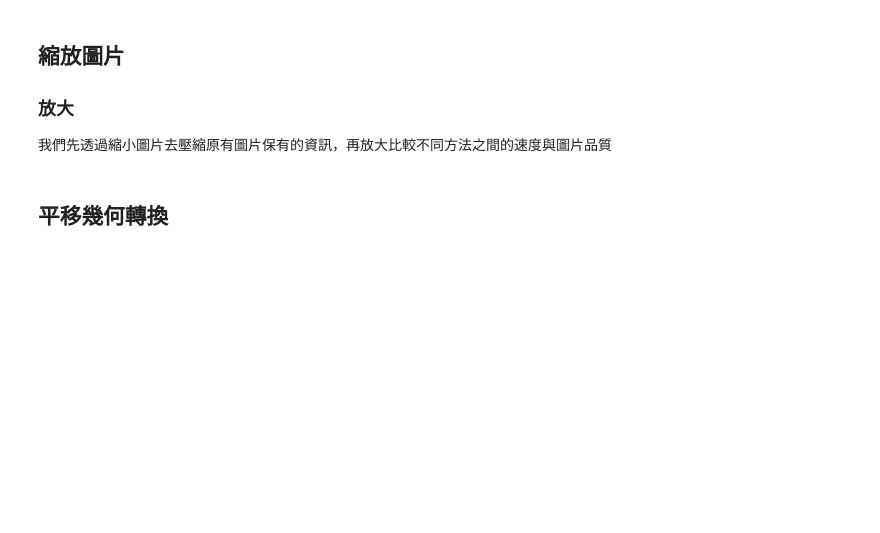
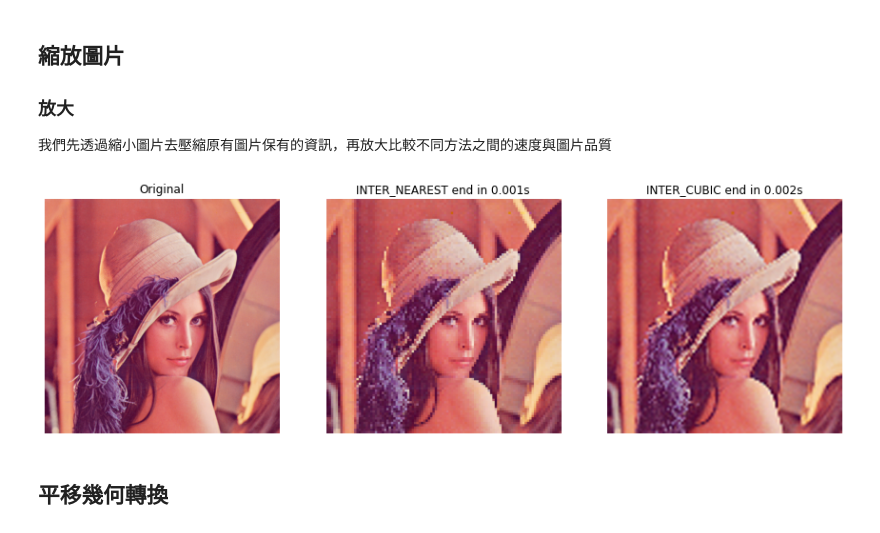
Before and after one commit to h4f2/DL-CV50days, a Jupyter notebook: homework/D04A Homework 縮放齊次座標與幾何轉換.ipynb, the cells around one changed output. Drawn from its saved outputs; the diff is of its cells as text; code cells hidden in the pictures; blank space fills up the shorter version.

```diff
--- a/homework/D04A Homework 縮放齊次座標與幾何轉換.ipynb
+++ b/homework/D04A Homework 縮放齊次座標與幾何轉換.ipynb
@@ -74,3 +49,28 @@ while True:
+# %%
+# 將圖片縮小成原本的 20%
+img_test = cv2.resize(img, None, fx = 0.2, fy = 0.2)
+
+# 將圖片放大為"小圖片"的 8 倍大 = 原圖的 1.6 倍大
+fx, fy = 8, 8
+
+plt.figure(figsize = (15,5))
+for i,x in enumerate({'Original': 0,
+                      'INTER_NEAREST': cv2.INTER_NEAREST,
+                      'INTER_CUBIC': cv2.INTER_CUBIC}.items()):
+    if i :
+
+        # 鄰近差值 scale、雙立方差補 scale + 計算花費時間
+        start = time.time()
+        img_area_scale = cv2.resize(img_test, None, fx = fx, fy = fy, interpolation = x[1])
+        end = time.time()
+
+    # 開始做圖
+    plt.subplot(1, 3, i+1, title = f'{x[0]} end in {(end - start):.3f}s' if i else x[0])
+    plt.imshow(img_area_scale if i else img)
+    plt.axis('off')
+plt.show()
+# %% [output]
+[figure, added]
 # %% [markdown]
 ## 平移幾何轉換
 # %%
```
Also changed, not shown: parts of 2 cells of this notebook.
